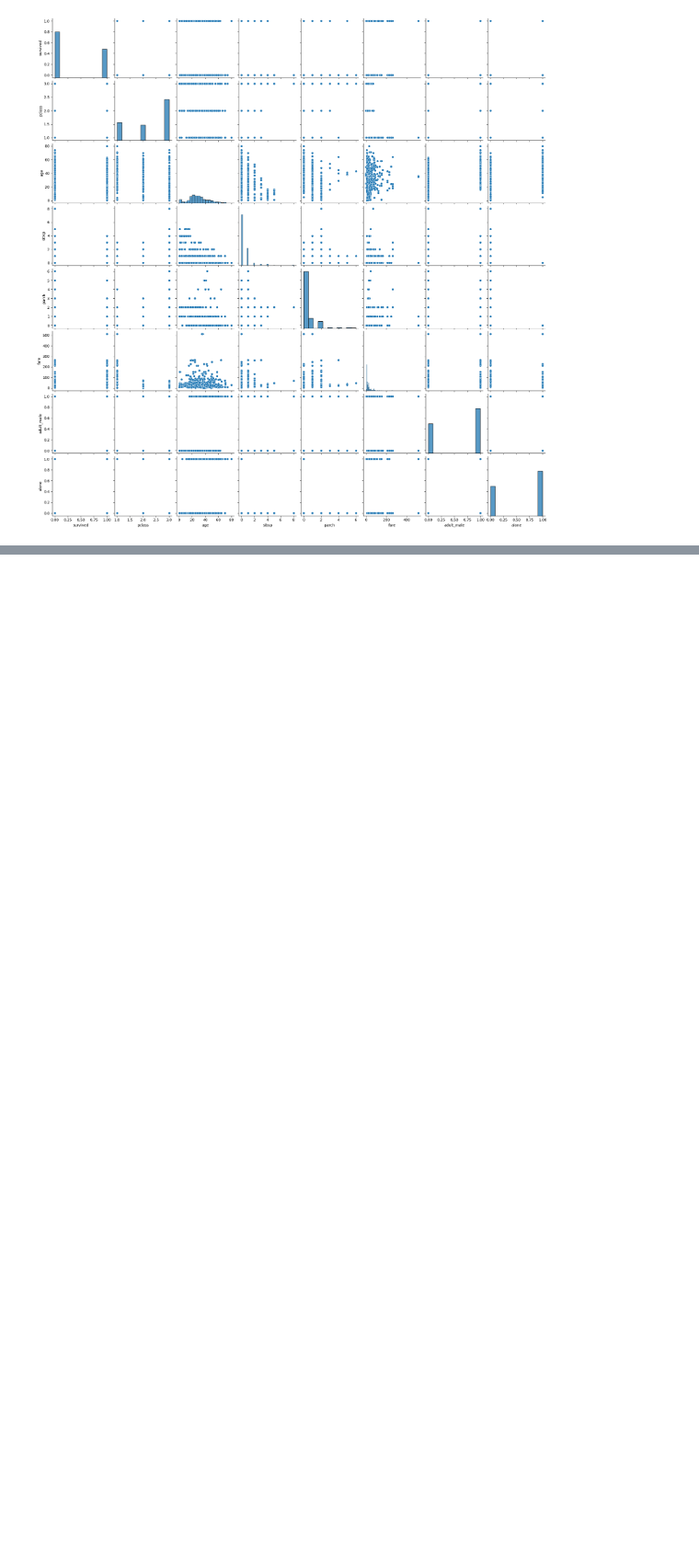
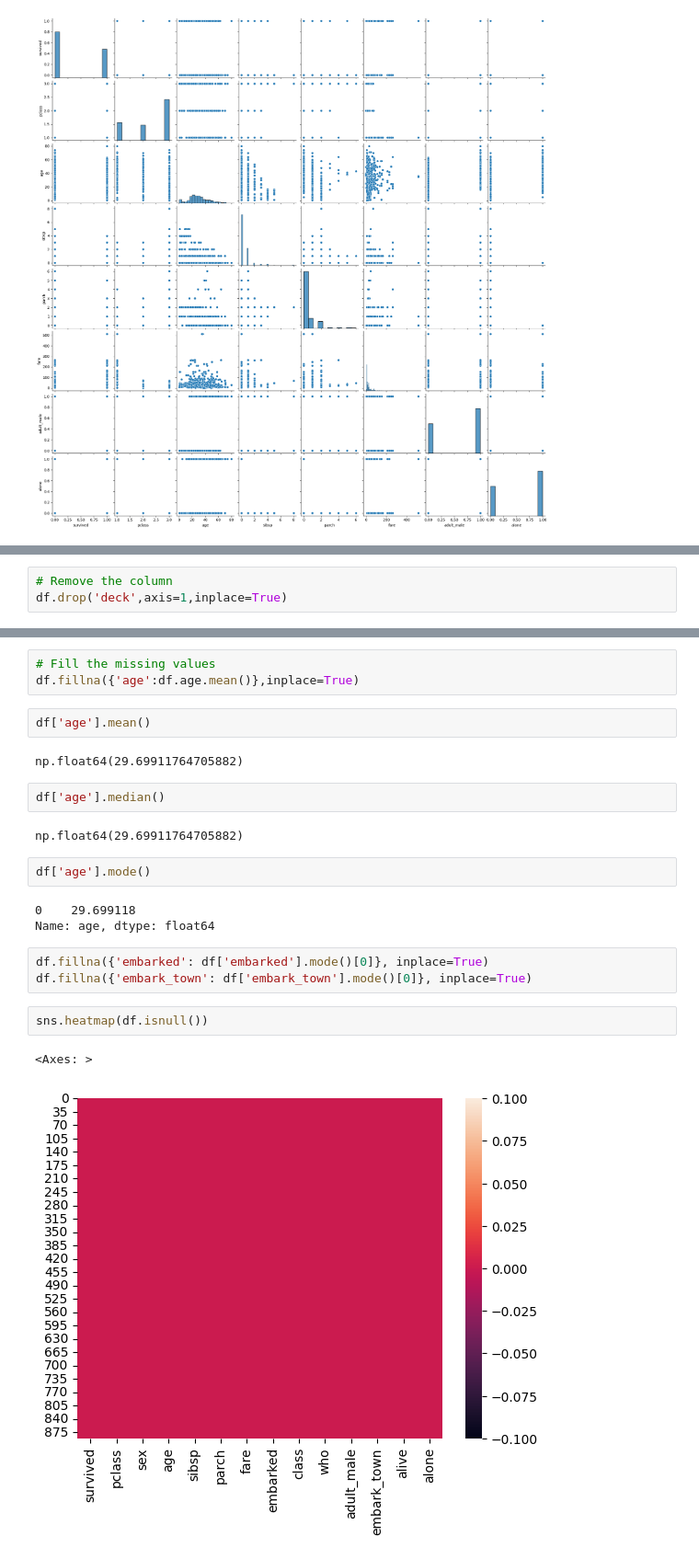
Before and after one commit to Hummayun-Husnain/AI-and-Data-Science, a Jupyter notebook: Pandas-Tips-and-Tricks/1-Pandas.ipynb, the cells around one changed output, grey strips where cells are left out. Shown at 92% size. Cells and saved outputs as stored; diff of their text form; blank space fills up the shorter version.

```diff
--- a/Pandas-Tips-and-Tricks/1-Pandas.ipynb
+++ b/Pandas-Tips-and-Tricks/1-Pandas.ipynb
@@ -324,0 +345,3 @@ sns.pairplot(df) # Pairplot
+# %%
+# Remove the column
+df.drop('deck',axis=1,inplace=True)
@@ -324,0 +355,24 @@ sns.pairplot(df) # Pairplot
+# %%
+# Fill the missing values
+df.fillna({'age':df.age.mean()},inplace=True)
+# %%
+df['age'].mean()
+# %% [output]
+np.float64(29.69911764705882)
+# %%
+df['age'].median()
+# %% [output]
+np.float64(29.69911764705882)
+# %%
+df['age'].mode()
+# %% [output]
+0    29.699118
+Name: age, dtype: float64
+# %%
+df.fillna({'embarked': df['embarked'].mode()[0]}, inplace=True)
+df.fillna({'embark_town': df['embark_town'].mode()[0]}, inplace=True)
+# %%
+sns.heatmap(df.isnull())
+# %% [output]
+<Axes: >
+[figure, added]
```
Also changed, not shown: parts of 25 cells of this notebook, 1 other file.
